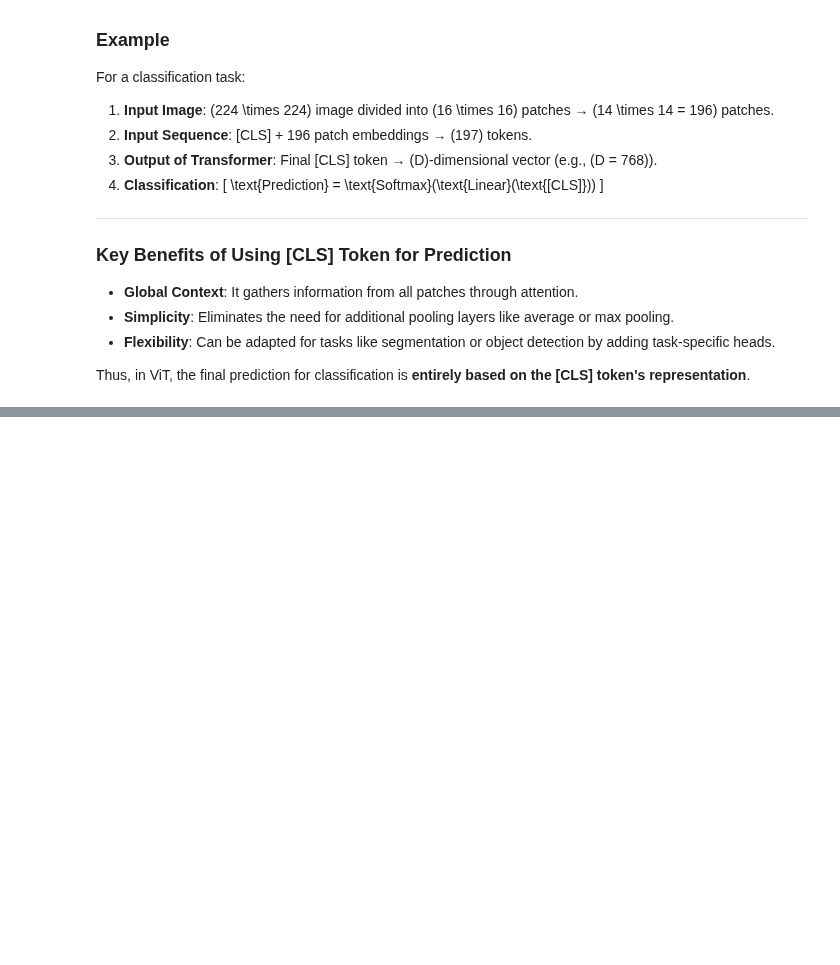
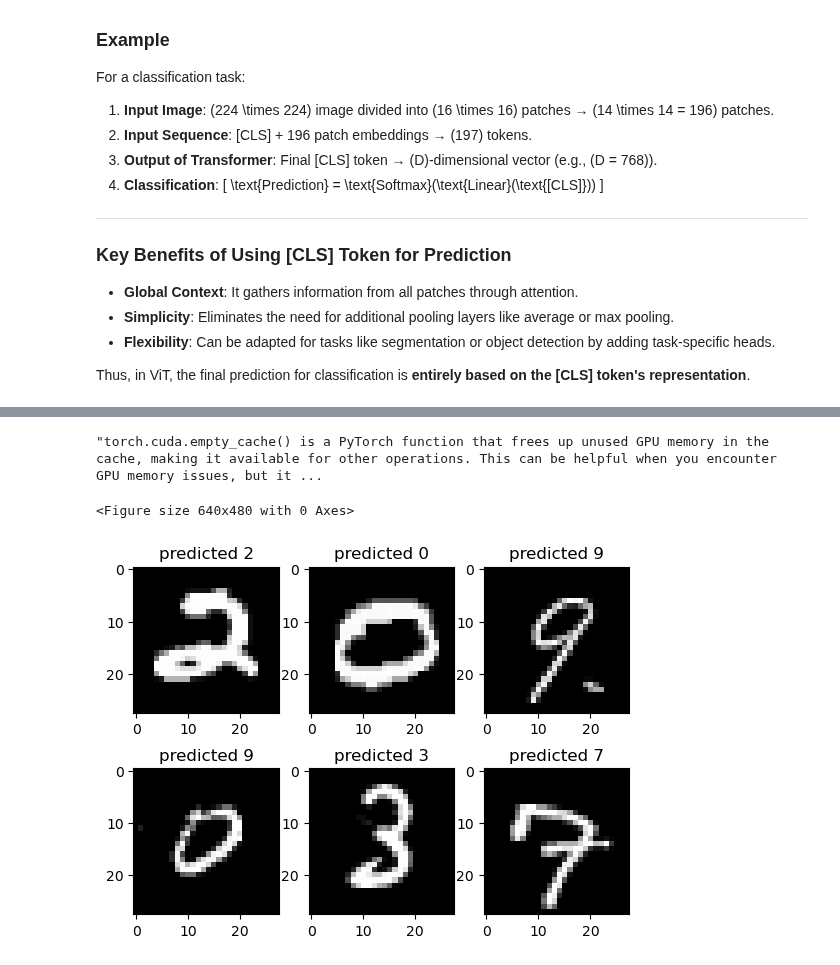
Before and after one commit to mzohaibnasir/fromScratch, a Jupyter notebook: 06_vitfromScratch/main.ipynb, the cells around one changed output, grey strips where cells are left out. Saved outputs shown, nothing was run; the diff lists cells and outputs as text; code cells hidden in the pictures; blank space fills up the shorter version.

```diff
--- a/06_vitfromScratch/main.ipynb
+++ b/06_vitfromScratch/main.ipynb
@@ -282,0 +517,9 @@ torch.Size([512, 10])
+# %%
+train_dataloader = DataLoader(
+    dataset=train_dataset, batch_size=BATCH_SIZE, shuffle=True
+)
+
+
+val_dataloader = DataLoader(dataset=val_dataset, batch_size=BATCH_SIZE, shuffle=True)
+
+test_dataloader = DataLoader(dataset=test_dataset, batch_size=BATCH_SIZE, shuffle=False)
@@ -282,0 +674,34 @@ torch.Size([512, 10])
+# %%
+torch.cuda.empty_cache()  # to free gpu space
+"""torch.cuda.empty_cache() is a PyTorch function that frees up unused GPU memory in the cache, making it available for other operations. This can be helpful when you encounter GPU memory issues, but it doesn't directly reduce the memory used by your tensors or computations. It simply clears memory that PyTorch's caching allocator is holding onto for potential reuse."""
+# %% [output]
+"torch.cuda.empty_cache() is a PyTorch function that frees up unused GPU memory in the cache, making it available for other operations. This can be helpful when you encounter GPU memory issues, but it ...
+# %%
+labels = []
+ids = []
+imgs = []
+model.eval()
+
+with torch.no_grad():
+    for idx, sample in enumerate(tqdm(test_dataloader, position=0, leave=True)):
+        img = sample["image"].to(device)
+        ids.extend([int(i) + 1 for i in sample["index"]])
+
+        outputs = model(img)
+        imgs.extend(img.detach().cpu())
+        labels.extend([int(i) for i in torch.argmax(outputs, dim=1)])
+# %%
+plt.figure()
+f, axarr = plt.subplots(2, 3)
+counter = 0
+for i in range(2):
+    for j in range(3):
+        axarr[i][j].imshow(imgs[counter].squeeze(), cmap="gray")
+        axarr[i][j].set_title(f"predicted {labels[counter]}")
+        counter += 1
+
+
+plt.show()
+# %% [output]
+<Figure size 640x480 with 0 Axes>
+[figure, added]
```
Also changed, not shown: parts of 20 cells of this notebook, 4 other files.
